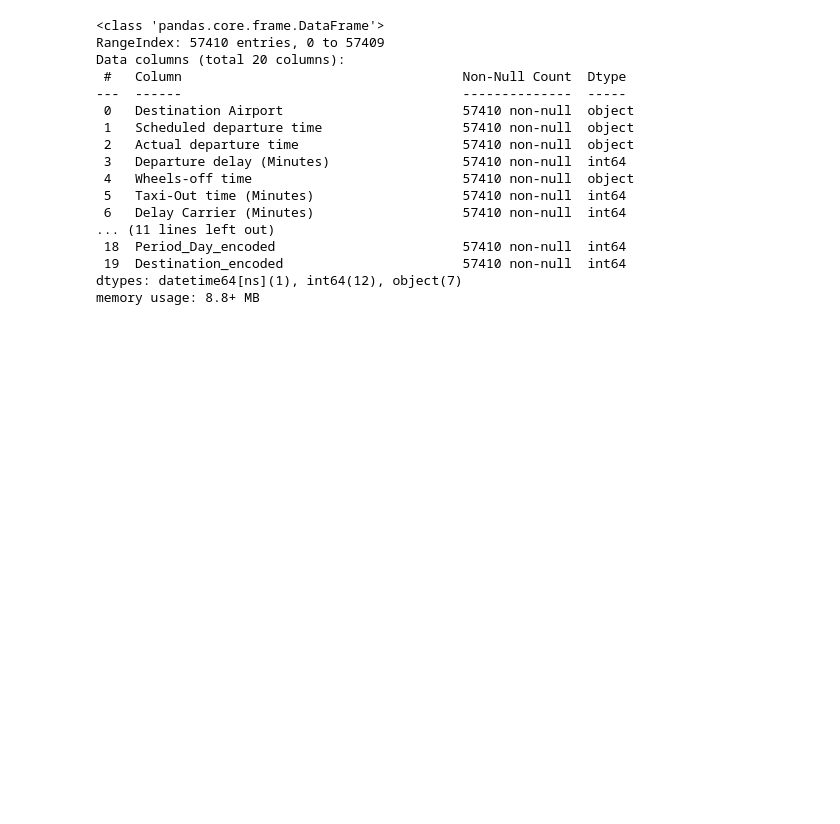
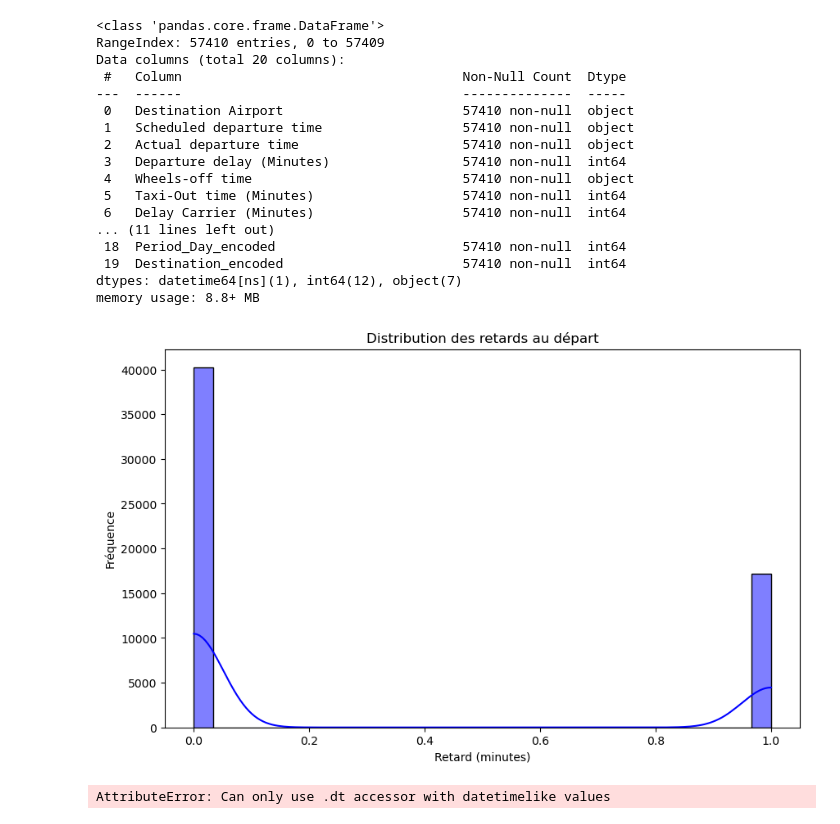
Before and after one commit to OUALYoss/Projet_Python-pour-la-data-science, a Jupyter notebook: Traitement_de_la_base_des_Vols.ipynb, the cells around one changed output. Saved outputs shown, nothing was run; the diff lists cells and outputs as text; code cells hidden in the pictures; blank space fills up the shorter version.

Commit message:
visualisation d'un histogramme

```diff
--- a/Traitement_de_la_base_des_Vols.ipynb
+++ b/Traitement_de_la_base_des_Vols.ipynb
@@ -449,0 +455,23 @@ memory usage: 8.8+ MB
+# %%
+# Histogramme
+plt.figure(figsize=(10, 6))
+sns.histplot(df['Retard'], kde=True, bins=30, color='blue')
+plt.title("Distribution des retards au départ")
+plt.xlabel("Retard (minutes)")
+plt.ylabel("Fréquence")
+plt.show()
+# %% [output]
+[figure, added]
+# %%
+# Supprimer le suffixe ":00" dans la colonne si présent
+df['Scheduled departure time'] = df['Scheduled departure time'].dt.time
+
+# Nuage de points
+plt.figure(figsize=(10, 6))
+sns.scatterplot(x='Scheduled departure time', y='Retard', data=data, alpha=0.5)
+plt.title("Relation entre l'heure de départ et le retard")
+plt.xlabel("Heure de départ")
+plt.ylabel("Retard (minutes)")
+plt.show()
+# %% [output]
+AttributeError: Can only use .dt accessor with datetimelike values
```
Also changed, not shown: parts of 1 cell of this notebook.
